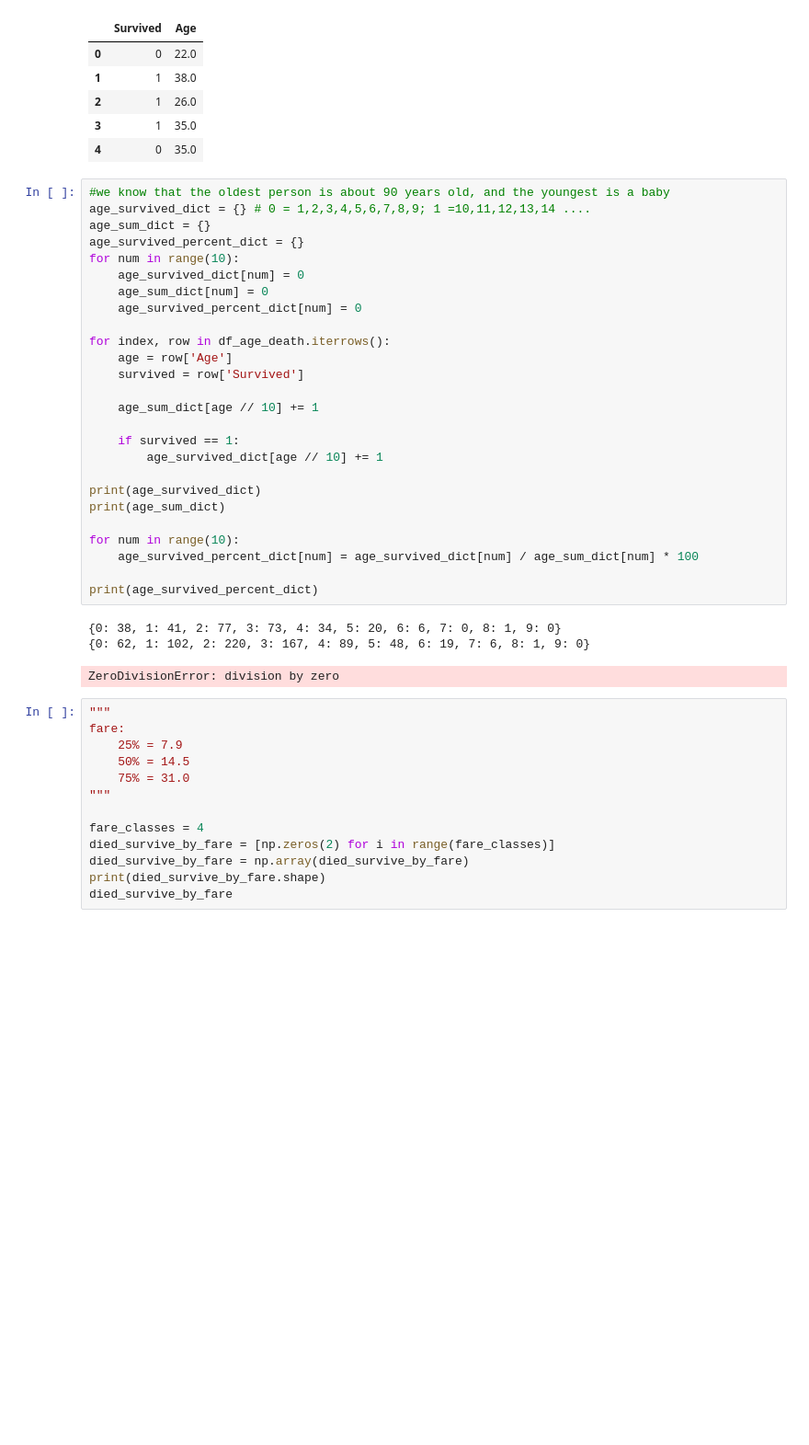
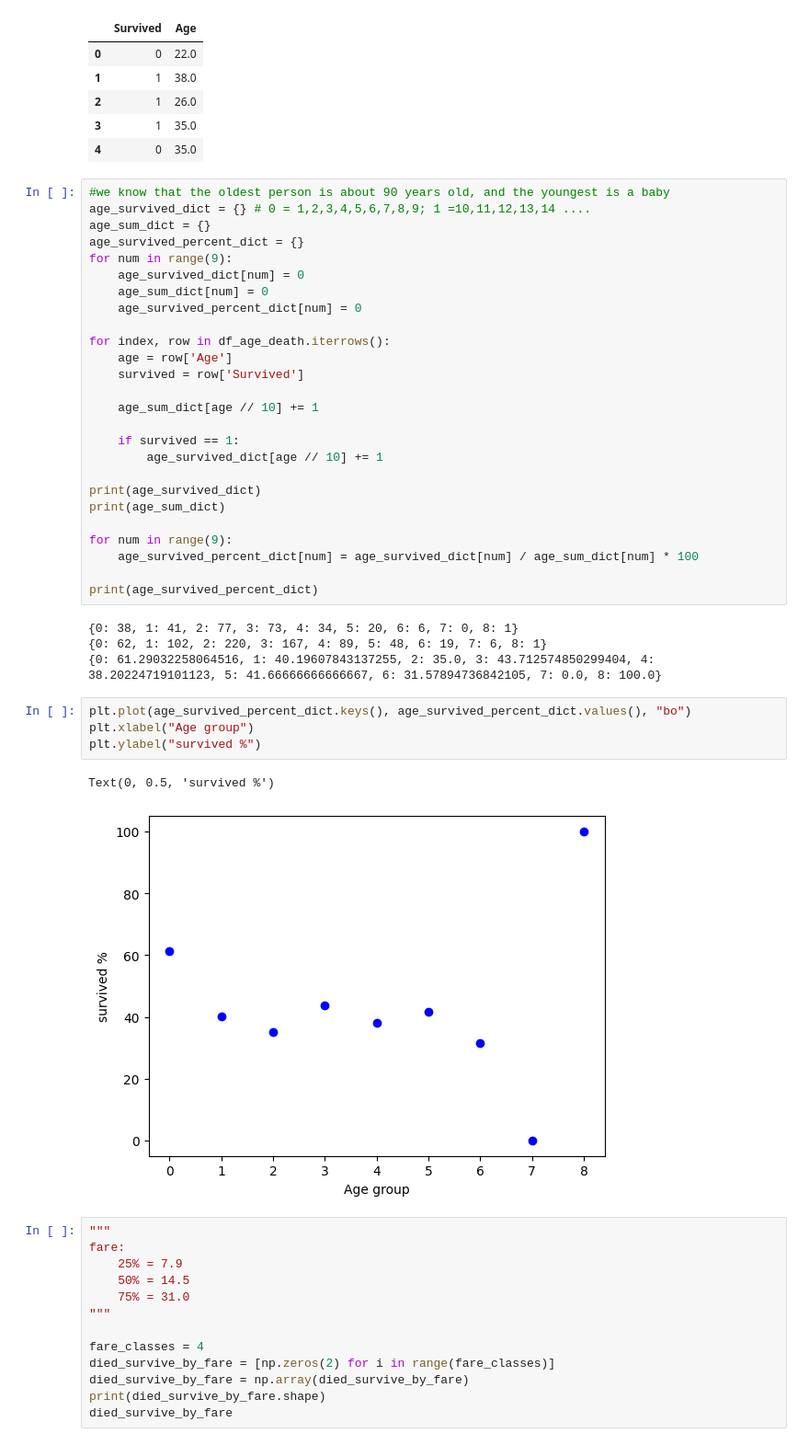
Before and after one commit to jvrErvin/python_learning, a Jupyter notebook: 6_exploratory_data_analysis_eda/titanic_eda.ipynb, the cells around one changed output. Shown at 92% size. Saved outputs shown, nothing was run; the diff lists cells and outputs as text; blank space fills up the shorter version.

```diff
--- a/6_exploratory_data_analysis_eda/titanic_eda.ipynb
+++ b/6_exploratory_data_analysis_eda/titanic_eda.ipynb
@@ -298,7 +300,7 @@ df_age_death.head()
 age_survived_dict = {} # 0 = 1,2,3,4,5,6,7,8,9; 1 =10,11,12,13,14 ....
 age_sum_dict = {}
 age_survived_percent_dict = {}
-for num in range(10):
+for num in range(9):
     age_survived_dict[num] = 0
     age_sum_dict[num] = 0
     age_survived_percent_dict[num] = 0
@@ -315,14 +317,21 @@ for index, row in df_age_death.iterrows():
 print(age_survived_dict)
 print(age_sum_dict)
 
-for num in range(10):
+for num in range(9):
     age_survived_percent_dict[num] = age_survived_dict[num] / age_sum_dict[num] * 100
 
 print(age_survived_percent_dict)
 # %% [output]
-{0: 38, 1: 41, 2: 77, 3: 73, 4: 34, 5: 20, 6: 6, 7: 0, 8: 1, 9: 0}
-{0: 62, 1: 102, 2: 220, 3: 167, 4: 89, 5: 48, 6: 19, 7: 6, 8: 1, 9: 0}
+{0: 38, 1: 41, 2: 77, 3: 73, 4: 34, 5: 20, 6: 6, 7: 0, 8: 1}
+{0: 62, 1: 102, 2: 220, 3: 167, 4: 89, 5: 48, 6: 19, 7: 6, 8: 1}
+{0: 61.29032258064516, 1: 40.19607843137255, 2: 35.0, 3: 43.712574850299404, 4: 38.20224719101123, 5: 41.66666666666667, 6: 31.57894736842105, 7: 0.0, 8: 100.0}
-ZeroDivisionError: division by zero
+# %%
+plt.plot(age_survived_percent_dict.keys(), age_survived_percent_dict.values(), "bo")
+plt.xlabel("Age group")
+plt.ylabel("survived %")
+# %% [output]
+Text(0, 0.5, 'survived %')
+[figure, added]
 # %%
 """
 fare:
```
Also changed, not shown: parts of 2 cells of this notebook.
